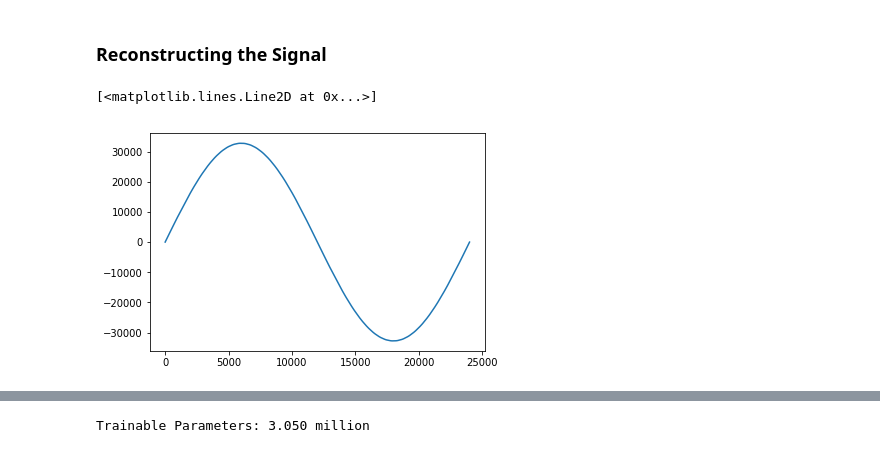
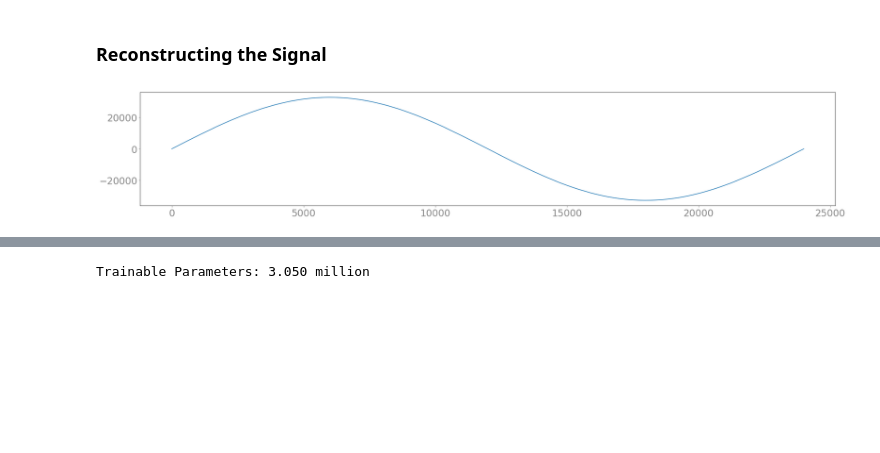
Before and after one commit to geneing/ForwardTacotron, a Jupyter notebook: NB1 - Fit a Sine Wave.ipynb, the cells around one changed output, grey strips where cells are left out. Cells and saved outputs as stored; diff of their text form; code cells hidden in the pictures; blank space fills up the shorter version.

```diff
--- a/NB1 - Fit a Sine Wave.ipynb
+++ b/NB1 - Fit a Sine Wave.ipynb
@@ -62,7 +60,6 @@ def combine_signal(coarse, fine) :
 # %%
 reconstructed = combine_signal(c, f)
 # %%
-plt.plot(reconstructed[:sample_rate])
+plot(reconstructed[:sample_rate])
 # %% [output]
-[<matplotlib.lines.Line2D at 0x...>]
-[figure, old version]
+[figure, new version]
```
Also changed, not shown: parts of 21 cells of this notebook, 15 other files.
